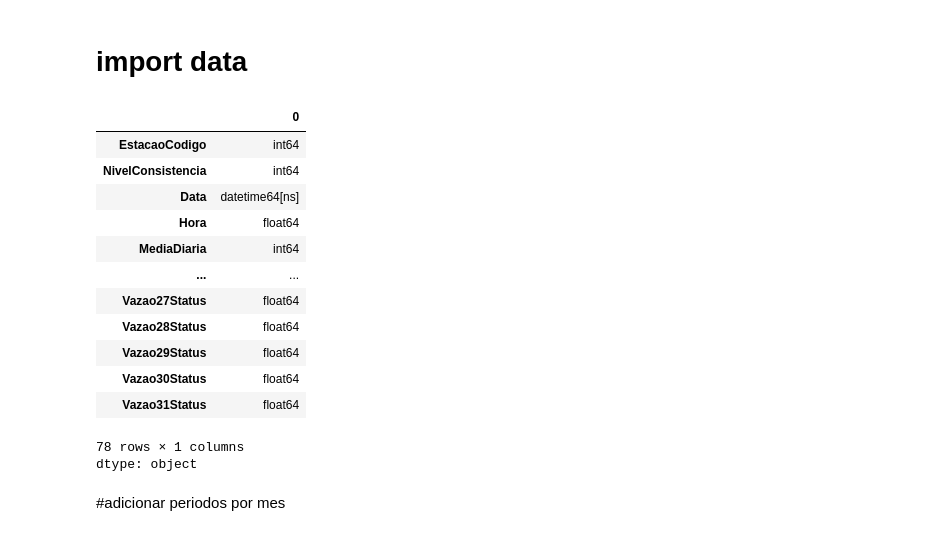
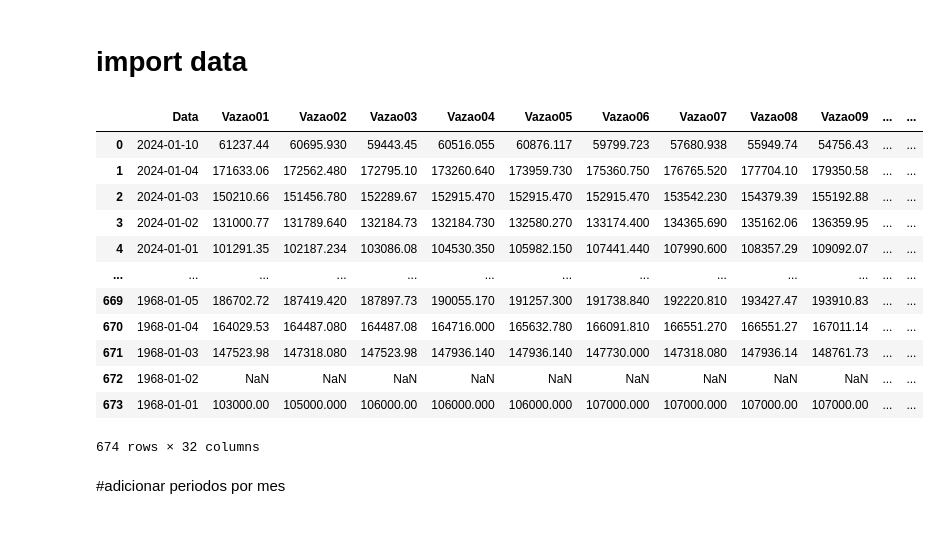
Before and after one commit to larissavaladao/py6s_harmonize_sample, a Jupyter notebook: 5. parameters_by_period/5.discharge_timeseries.ipynb, the cells around one changed output. Drawn from its saved outputs; the diff is of its cells as text; code cells hidden in the pictures.

```diff
--- a/5. parameters_by_period/5.discharge_timeseries.ipynb
+++ b/5. parameters_by_period/5.discharge_timeseries.ipynb
@@ -13,27 +13,32 @@ Mounted at /content/drive
 # %%
 #vou precisar mudar a lógica para agregar, pegando os dias em vez das medias mensais no caso das cotas
 
 # import discharge database
-df = pd.read_csv('/content/drive/MyDrive/CURUAI_PROCESS/17050001_Vazoes.csv').dropna(subset=['Maxima','Media', 'Minima'])
+df = pd.read_csv('/content/drive/MyDrive/CURUAI_PROCESS/17050001_Vazoes.csv')#.dropna(subset=['Maxima','Media', 'Minima'])
 # df = pd.read_csv('C:/Users/l_v_v/Documents/GitHub/py6s_harmonize_sample/datasets/HydroWeb/17050001_Vazoes.csv')
 df['Data'] = pd.to_datetime(df['Data'])
 
-df.dtypes
+df = df[['Data', 'Vazao01', 'Vazao02', 'Vazao03',
+       'Vazao04', 'Vazao05', 'Vazao06', 'Vazao07', 'Vazao08', 'Vazao09',
+       'Vazao10', 'Vazao11', 'Vazao12', 'Vazao13', 'Vazao14', 'Vazao15',
+       'Vazao16', 'Vazao17', 'Vazao18', 'Vazao19', 'Vazao20', 'Vazao21',
+       'Vazao22', 'Vazao23', 'Vazao24', 'Vazao25', 'Vazao26', 'Vazao27',
+       'Vazao28', 'Vazao29', 'Vazao30', 'Vazao31']].copy()
+df
 # %% [output]
-|  | 0 |
-| EstacaoCodigo | int64 |
-| NivelConsistencia | int64 |
-| Data | datetime64[ns] |
-| Hora | float64 |
-| MediaDiaria | int64 |
-| ... | ... |
-| Vazao27Status | float64 |
-| Vazao28Status | float64 |
-| Vazao29Status | float64 |
-| Vazao30Status | float64 |
-| Vazao31Status | float64 |
+|  | Data | Vazao01 | Vazao02 | Vazao03 | Vazao04 | Vazao05 | Vazao06 | Vazao07 | Vazao08 | Vazao09 | ... | ... |
+| 0 | 2024-01-10 | 61237.44 | 60695.930 | 59443.45 | 60516.055 | 60876.117 | 59799.723 | 57680.938 | 55949.74 | 54756.43 | ... | ... |
+| 1 | 2024-01-04 | 171633.06 | 172562.480 | 172795.10 | 173260.640 | 173959.730 | 175360.750 | 176765.520 | 177704.10 | 179350.58 | ... | ... |
+| 2 | 2024-01-03 | 150210.66 | 151456.780 | 152289.67 | 152915.470 | 152915.470 | 152915.470 | 153542.230 | 154379.39 | 155192.88 | ... | ... |
+| 3 | 2024-01-02 | 131000.77 | 131789.640 | 132184.73 | 132184.730 | 132580.270 | 133174.400 | 134365.690 | 135162.06 | 136359.95 | ... | ... |
+| 4 | 2024-01-01 | 101291.35 | 102187.234 | 103086.08 | 104530.350 | 105982.150 | 107441.440 | 107990.600 | 108357.29 | 109092.07 | ... | ... |
+| ... | ... | ... | ... | ... | ... | ... | ... | ... | ... | ... | ... | ... |
+| 669 | 1968-01-05 | 186702.72 | 187419.420 | 187897.73 | 190055.170 | 191257.300 | 191738.840 | 192220.810 | 193427.47 | 193910.83 | ... | ... |
+| 670 | 1968-01-04 | 164029.53 | 164487.080 | 164487.08 | 164716.000 | 165632.780 | 166091.810 | 166551.270 | 166551.27 | 167011.14 | ... | ... |
+| 671 | 1968-01-03 | 147523.98 | 147318.080 | 147523.98 | 147936.140 | 147936.140 | 147730.000 | 147318.080 | 147936.14 | 148761.73 | ... | ... |
+| 672 | 1968-01-02 | NaN | NaN | NaN | NaN | NaN | NaN | NaN | NaN | NaN | ... | ... |
+| 673 | 1968-01-01 | 103000.00 | 105000.000 | 106000.00 | 106000.000 | 106000.000 | 107000.000 | 107000.000 | 107000.00 | 107000.00 | ... | ... |
-78 rows × 1 columns
-dtype: object
+674 rows × 32 columns
 # %% [markdown]
 #adicionar periodos por mes
 # %%
```
Also changed, not shown: parts of 4 cells of this notebook.
